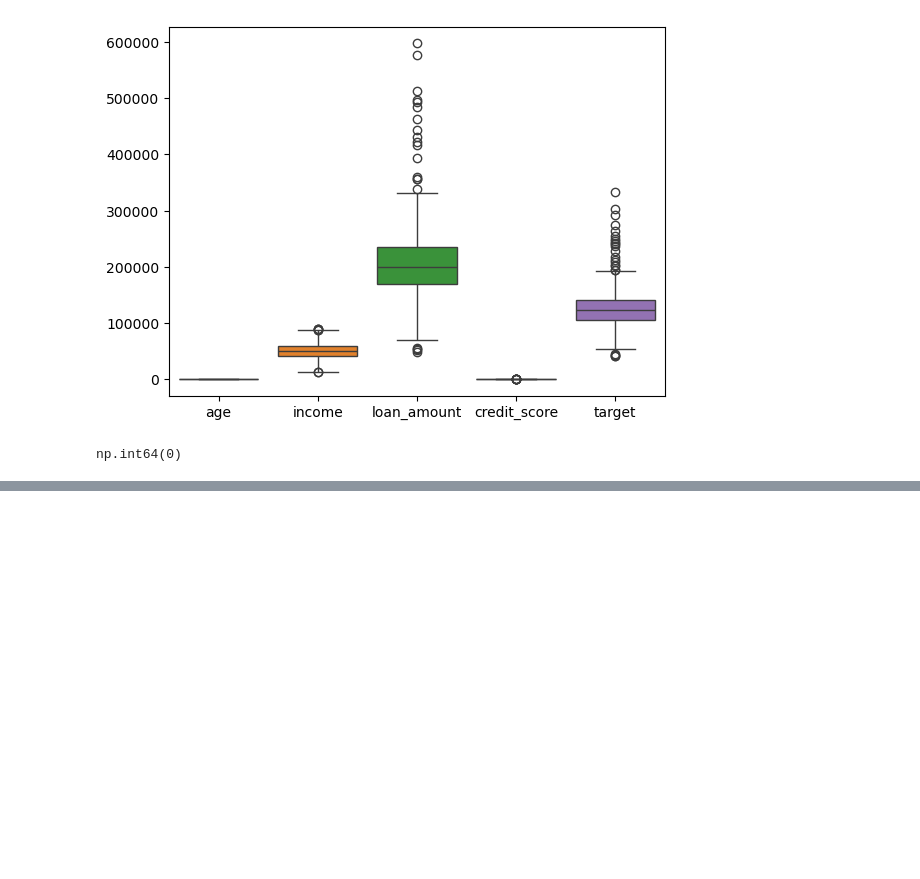
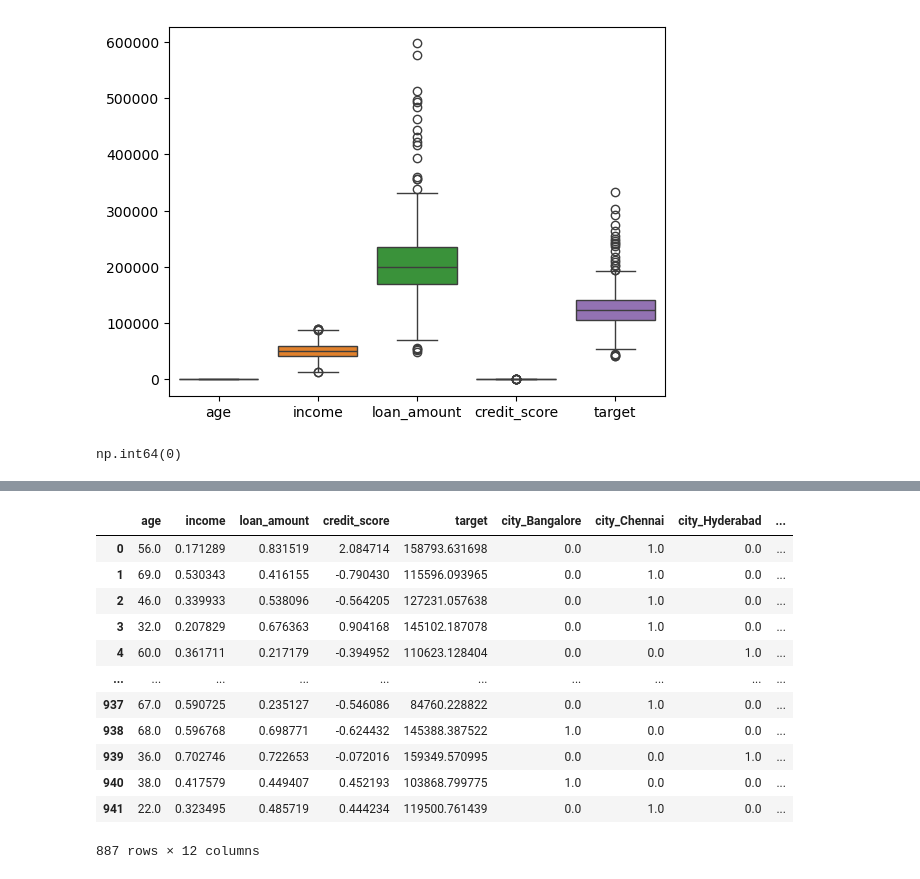
Before and after one commit to SaiVaibhav1805/KNN-K-Nearest-Neighbour, a Jupyter notebook: knn.ipynb, the cells around one changed output, grey strips where cells are left out. Saved outputs shown, nothing was run; the diff lists cells and outputs as text; code cells hidden in the pictures; blank space fills up the shorter version.

```diff
--- a/knn.ipynb
+++ b/knn.ipynb
@@ -154,0 +197,11 @@ sns.boxplot(df)
+# %%
+#import onehot encoder
+from sklearn.preprocessing import OneHotEncoder
+cat=['city','employment_type']
+encoder=OneHotEncoder(sparse_output=False)
+encoded_data=encoder.fit_transform(df[cat])
+# %%
+encoded_cols=encoder.get_feature_names_out(cat)
+encoded_df=pd.DataFrame(encoded_data,columns=encoded_cols)
+df=df.drop(cat,axis=1)
+df=pd.concat([df,encoded_df],axis=1)
@@ -154,0 +233,17 @@ sns.boxplot(df)
+# %%
+## if column follows noral distribution we can use minmax scaler otherwise we can use a standard scaler
+df
+# %% [output]
+|  | age | income | loan_amount | credit_score | target | city_Bangalore | city_Chennai | city_Hyderabad | ... |
+| 0 | 56.0 | 0.171289 | 0.831519 | 2.084714 | 158793.631698 | 0.0 | 1.0 | 0.0 | ... |
+| 1 | 69.0 | 0.530343 | 0.416155 | -0.790430 | 115596.093965 | 0.0 | 1.0 | 0.0 | ... |
+| 2 | 46.0 | 0.339933 | 0.538096 | -0.564205 | 127231.057638 | 0.0 | 1.0 | 0.0 | ... |
+| 3 | 32.0 | 0.207829 | 0.676363 | 0.904168 | 145102.187078 | 0.0 | 1.0 | 0.0 | ... |
+| 4 | 60.0 | 0.361711 | 0.217179 | -0.394952 | 110623.128404 | 0.0 | 0.0 | 1.0 | ... |
+| ... | ... | ... | ... | ... | ... | ... | ... | ... | ... |
+| 937 | 67.0 | 0.590725 | 0.235127 | -0.546086 | 84760.228822 | 0.0 | 1.0 | 0.0 | ... |
+| 938 | 68.0 | 0.596768 | 0.698771 | -0.624432 | 145388.387522 | 1.0 | 0.0 | 0.0 | ... |
+| 939 | 36.0 | 0.702746 | 0.722653 | -0.072016 | 159349.570995 | 0.0 | 0.0 | 1.0 | ... |
+| 940 | 38.0 | 0.417579 | 0.449407 | 0.452193 | 103868.799775 | 1.0 | 0.0 | 0.0 | ... |
+| 941 | 22.0 | 0.323495 | 0.485719 | 0.444234 | 119500.761439 | 0.0 | 1.0 | 0.0 | ... |
+887 rows × 12 columns
```
Also changed, not shown: parts of 28 cells of this notebook, 3 other files.
